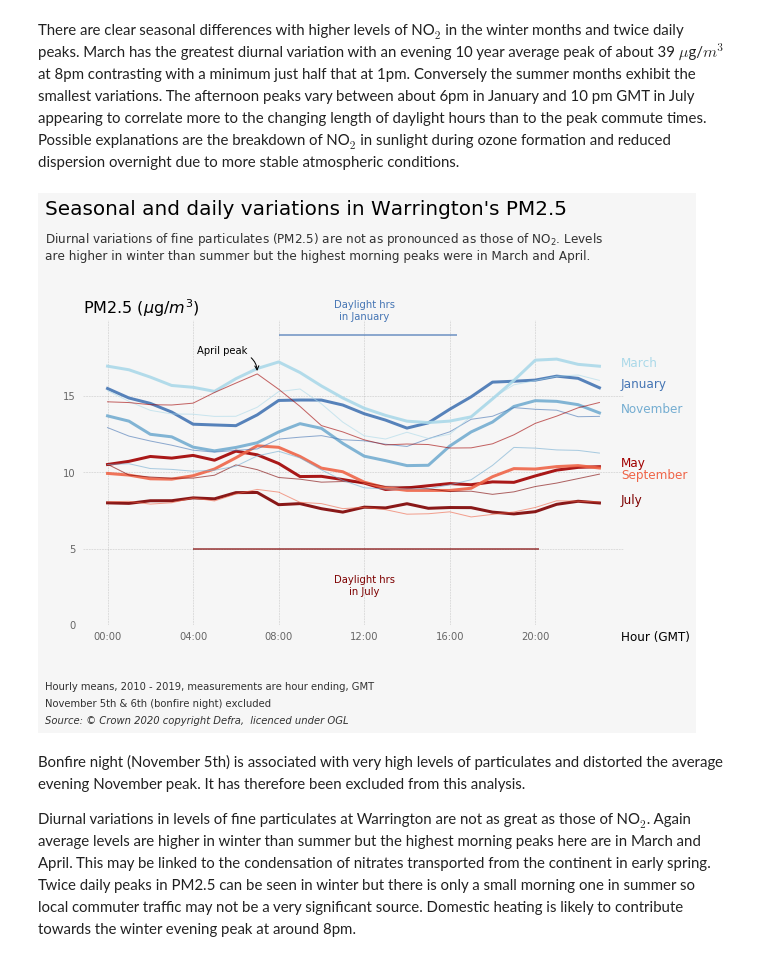
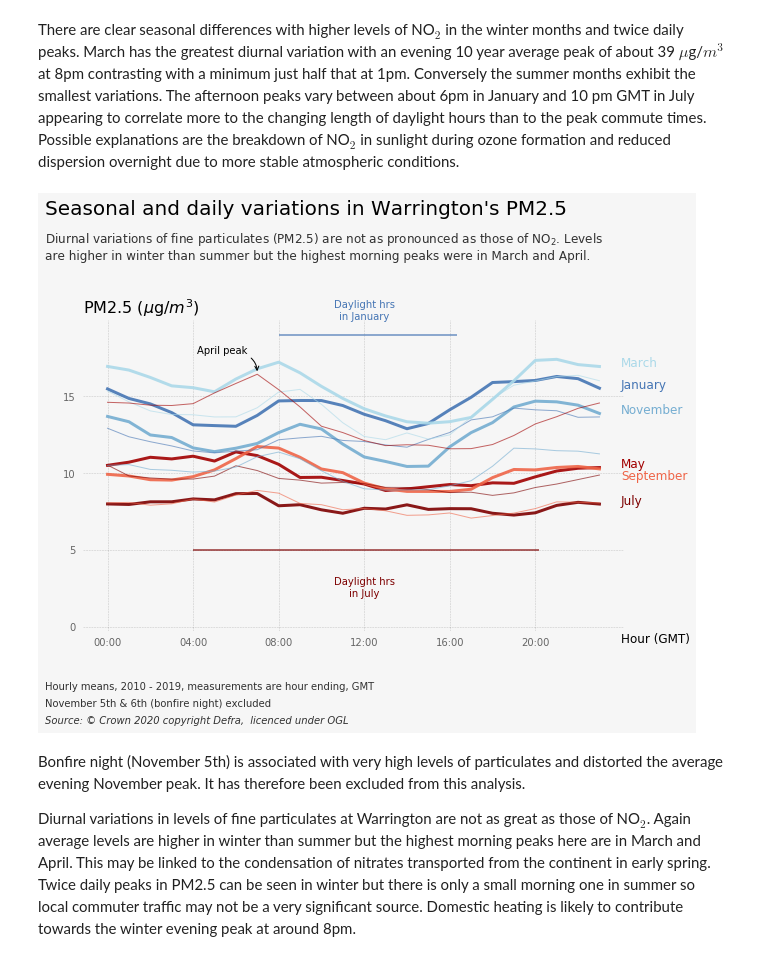
Before and after one commit to wriggy/air-datavis, a Jupyter notebook: A2_WAR_AQ.ipynb, the cells around one changed output. Cells and saved outputs as stored; diff of their text form; code cells hidden in the pictures.

Commit message:
minor chart changes

```diff
--- a/A2_WAR_AQ.ipynb
+++ b/A2_WAR_AQ.ipynb
@@ -338,7 +338,7 @@ ax.grid(True, 'major', 'y', ls='-', lw=.5, alpha=.5)
 ax.axhline(10, color='k', ls='--', alpha=0.5)
 ax.text(x_pos, 10, 'UK target', fontsize = 16, alpha=.8)
 ax.set_title('Number of days exceeding WHO guideline',loc='left')
-ax.set_yticks([5,10,15,20])
+ax.set_yticks([0,5,10,15,20])
 ax.set_xticks(np.arange(2012,2021,2))
 
 fig.tight_layout(rect=[0.05, 0.16, .95, 0.8])
@@ -418,31 +418,31 @@ There are clear seasonal differences with higher levels of NO$_2$ in the winter
 # %%
 fig = plt.figure()
 ax = plt.subplot(111, frameon=False)
 # pm2.5
-ax.set_ylim([0,20])
+ax.set_ylim([-.25,20])
 ax.set_yticks([0, 5,10,15])
 # exclude bonfire night (nov 5th and 6th) as extreme values skew november means
 df = pm25dat[~((pm25dat.index.month ==11) & ((pm25dat.index.day ==5) | (pm25dat.index.day ==6)))]
 ax = diurnal_plot(ax,df,site='Warrington',
                   title='Seasonal and daily variations in Warrington\'s PM2.5', y_offsets=[0,0,0,0,-.7,0])
 ax.set_title('PM2.5 ($\mu$g/$m^3$)', loc='left')
 ax.annotate('April peak',xy=(7, 16.5), xycoords='data',fontsize=10,
             xytext=(-60, 20), textcoords='offset points',
             arrowprops=dict(arrowstyle="->",connectionstyle="angle3,angleA=0,angleB=-90"))
 ax.text(24, -1, 'Hour (GMT)', fontsize=12)
 ax.hlines(5,4  ,20.16,color="#7d0000",lw=2, alpha=0.6 )
 ax.text(12,2,'Daylight hrs\nin July', color="#7d0000", fontsize=10, ha='center')
 ax.hlines(19,8 ,16.33,color="#4575b4",lw=2, alpha=0.6 )
 ax.text(12,20,'Daylight hrs\nin January', color="#4575b4", fontsize=10, ha='center' )
 
 fig.tight_layout(rect=[.05, .15, .95, 0.8])
 fig.text(0.04,.9,'Diurnal variations of fine particulates (PM2.5) are not as pronounced as those of NO$_2$. Levels\n' +
          'are higher in winter than summer but the highest morning peaks were in March and April.', fontdict=h2)
 fig.text(0.04,0.07,'November 5th & 6th (bonfire night) excluded',fontdict=h3)
 plt.savefig("vis/F7_Warrington_pm25_diurnal_variation.png",dpi=90)
 plt.show()
 # %% [output]
-[figure, old version]
+[figure, new version]
 # %% [markdown]
 Bonfire night (November 5th) is associated with very high levels of particulates and distorted the average evening November peak. It has therefore been excluded from this analysis.
 
```
Also changed, not shown: parts of 6 cells of this notebook, 7 other files.
